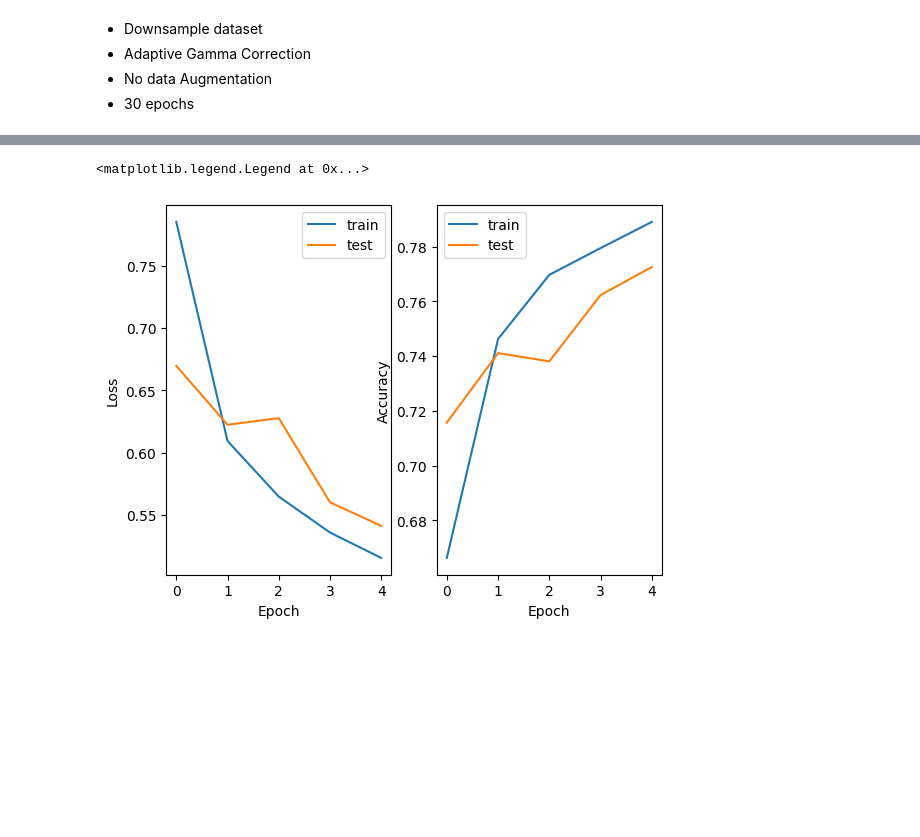
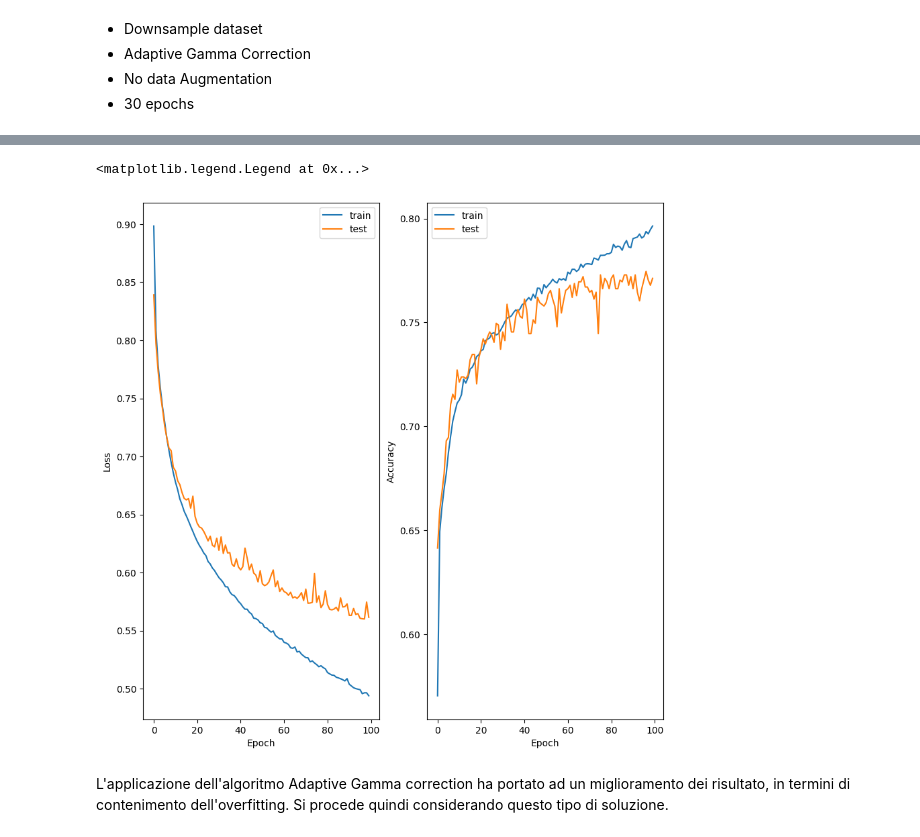
Before and after one commit to giocoal/CXR-ACGAN-chest-xray-generator-covid19-pneumonia, a Jupyter notebook: 2. Image Classification.ipynb, the cells around one changed output, grey strips where cells are left out. Drawn from its saved outputs; the diff is of its cells as text; code cells hidden in the pictures; blank space fills up the shorter version.

```diff
--- a/2. Image Classification.ipynb
+++ b/2. Image Classification.ipynb
@@ -609,10 +593,10 @@ test_path = 'C:/Users/marco/Desktop/Local_Documents/data/test/'
 train_datagen_gc = ImageDataGenerator(rescale=1./255.)
 test_datagen = ImageDataGenerator(rescale=1./255.)
 # %%
-os.chdir(train_path)
+os.chdir(train_path_gc)
 
 #Training set
-train_datagen_gc = train_datagen.flow_from_dataframe(
+train_gc = train_datagen_gc.flow_from_dataframe(
 dataframe=train_label_under,
 directory=train_path_gc,
 x_col="img_path",
@@ -806,5 +832,5 @@ _________________________________________________________________
 # %%
 # Compile the model for training
 net_cnn_gc.compile(loss=keras.losses.categorical_crossentropy,
-            optimizer = keras.optimizers.Adam(learning_rate=0.001),
+            optimizer = keras.optimizers.Adam(learning_rate=0.0001),
             metrics=['accuracy'])
@@ -813,6 +837,6 @@ NameError: name 'net_cnn_gc' is not defined
 # %%
-history_cnn_agc = net_cnn_gc.fit_generator(train_datagen_gc,
+history_cnn_agc = net_cnn_gc.fit_generator(train_gc,
           epochs=100,
-          validation_data=validation_data,
+          validation_data=validation_data_gc,
           workers = 1,
           callbacks=[model_checkpoint_callback, early_stopper])
@@ -822,21 +864,23 @@ np.save(f'C:/Users/marco/Desktop/Local_Documents/models/cnn_gc_fs_{version}_{arc
 # %%
 # Visualization of the learning curves
 
 # Loss
 plt.subplot(1, 2, 1)
-plt.plot(history_cnn_agc.history_cnn_agc['loss'])
-plt.plot(history_cnn_agc.history_cnn_agc['val_loss'])
+plt.plot(history_cnn_agc.history['loss'])
+plt.plot(history_cnn_agc.history['val_loss'])
 plt.xlabel('Epoch')
 plt.ylabel('Loss')
 plt.legend(['train', 'test'])
 
 # Accuracy
 plt.subplot(1, 2, 2)
-plt.plot(history_cnn_agc.history_cnn_agc['accuracy'])
-plt.plot(history_cnn_agc.history_cnn_agc['val_accuracy'])
+plt.plot(history_cnn_agc.history['accuracy'])
+plt.plot(history_cnn_agc.history['val_accuracy'])
 plt.xlabel('Epoch')
 plt.ylabel('Accuracy')
 plt.legend(['train', 'test'])
 # %% [output]
 <matplotlib.legend.Legend at 0x...>
-[figure, old version]
+[figure, new version]
+# %% [markdown]
+L'applicazione dell'algoritmo Adaptive Gamma correction ha portato ad un miglioramento dei risultato, in termini di contenimento dell'overfitting. Si procede quindi considerando questo tipo di soluzione.
```
Also changed, not shown: parts of 15 cells of this notebook, 3 other files.
